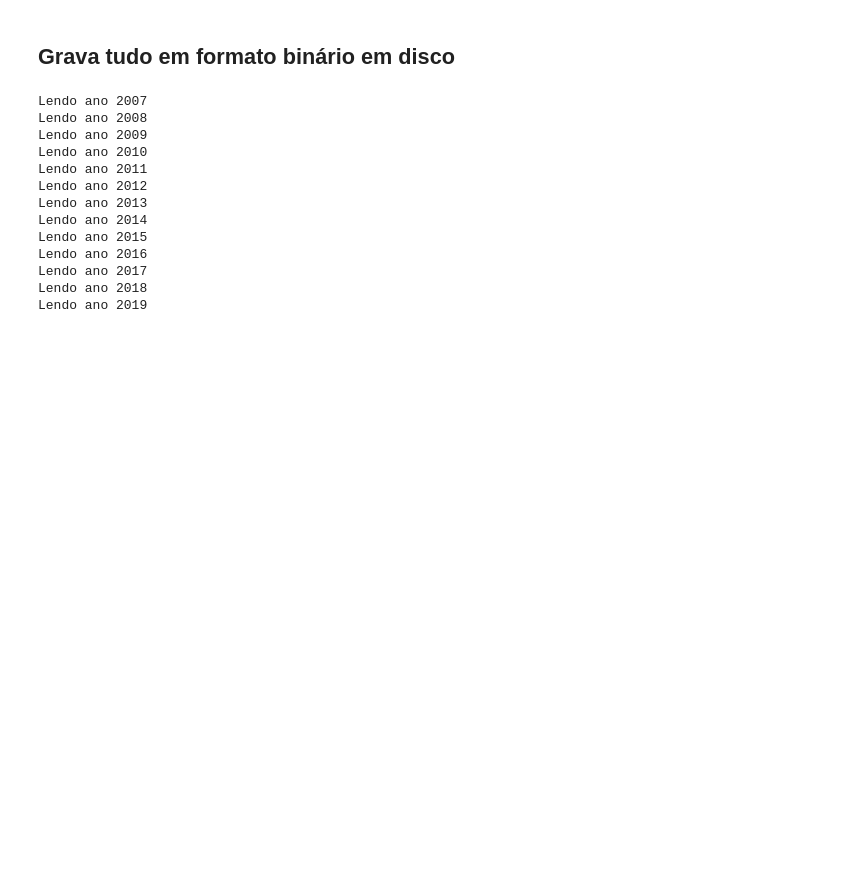
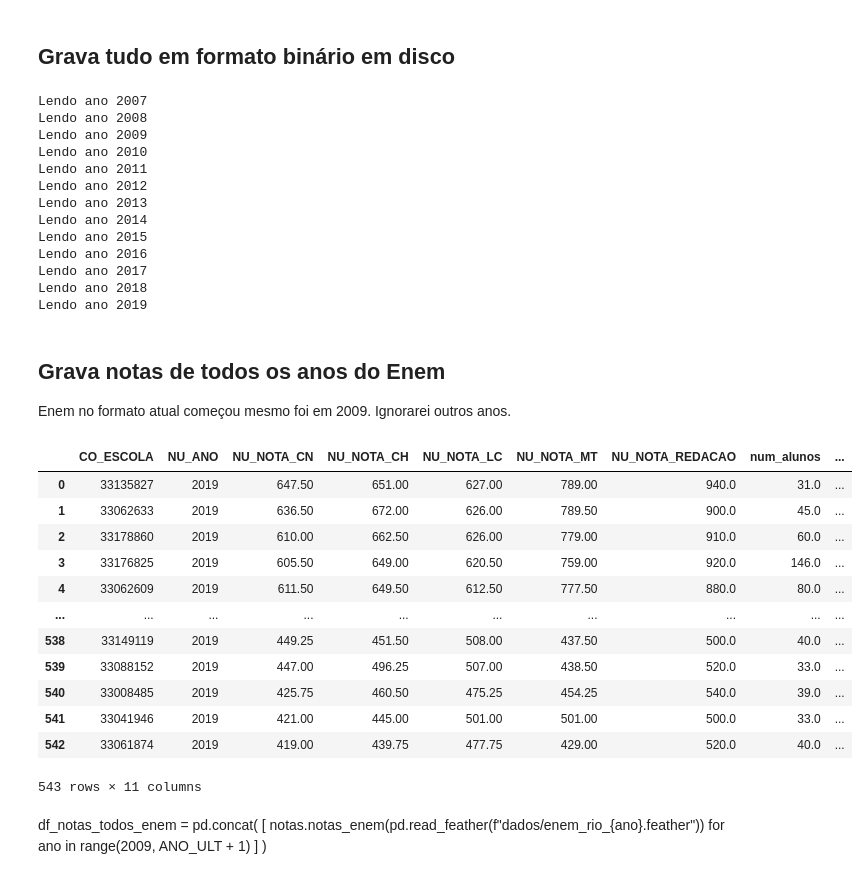
Before and after one commit to pauloneves/educacao, a Jupyter notebook: 02_ledados.ipynb, the cells around one changed output. Drawn from its saved outputs; the diff is of its cells as text; code cells hidden in the pictures; blank space fills up the shorter version.

```diff
--- a/02_ledados.ipynb
+++ b/02_ledados.ipynb
@@ -30,16 +37,3 @@ ANO_ULT = 2019  # último ano a processar
 from const import ANO_ULT
 # %% [markdown]
 ## Lendo dados do Enem do Rio de Janeiro
-# %%
-df_enem_rio = pd.concat(
-    df_enem.loc[(df_enem.CO_UF_ESC == CO_UF_RIO)]
-    for df_enem in pd.read_csv(
-        f"dados/microdados_enem{ANO_ULT}/DADOS/MICRODADOS_ENEM_{ANO_ULT}.csv",
-        chunksize=50000,
-        sep=";",
-        encoding="iso8859-1",
-    )
-)
-df_enem_rio.dropna(subset=["CO_ESCOLA"], inplace=True)
-df_enem_rio["CO_ESCOLA"] = df_enem_rio.CO_ESCOLA.astype(int)
-df_enem_rio.head()
@@ -53,0 +112,3 @@ df_enem_rio.head()
+# %%
+df_enem_rio = read_enem_rio()
+df_enem_rio.head()
@@ -364,3 +433,33 @@ Lendo ano 2018
 Lendo ano 2019
 # %%
 df_turmas_rio.reset_index().to_feather("dados/turmas_rio.feather")
+# %% [markdown]
+## Grava notas de todos os anos do Enem
+Enem no formato atual começou mesmo foi em 2009. Ignorarei outros anos.
+# %%
+df_enem_rio = pd.read_feather(f"dados/enem_rio_2019.feather")
+# %%
+import notas
+
+notas.notas_enem(df_enem_rio)
+# %% [output]
+|  | CO_ESCOLA | NU_ANO | NU_NOTA_CN | NU_NOTA_CH | NU_NOTA_LC | NU_NOTA_MT | NU_NOTA_REDACAO | num_alunos | ... |
+| 0 | 33135827 | 2019 | 647.50 | 651.00 | 627.00 | 789.00 | 940.0 | 31.0 | ... |
+| 1 | 33062633 | 2019 | 636.50 | 672.00 | 626.00 | 789.50 | 900.0 | 45.0 | ... |
+| 2 | 33178860 | 2019 | 610.00 | 662.50 | 626.00 | 779.00 | 910.0 | 60.0 | ... |
+| 3 | 33176825 | 2019 | 605.50 | 649.00 | 620.50 | 759.00 | 920.0 | 146.0 | ... |
+| 4 | 33062609 | 2019 | 611.50 | 649.50 | 612.50 | 777.50 | 880.0 | 80.0 | ... |
+| ... | ... | ... | ... | ... | ... | ... | ... | ... | ... |
+| 538 | 33149119 | 2019 | 449.25 | 451.50 | 508.00 | 437.50 | 500.0 | 40.0 | ... |
+| 539 | 33088152 | 2019 | 447.00 | 496.25 | 507.00 | 438.50 | 520.0 | 33.0 | ... |
+| 540 | 33008485 | 2019 | 425.75 | 460.50 | 475.25 | 454.25 | 540.0 | 39.0 | ... |
+| 541 | 33041946 | 2019 | 421.00 | 445.00 | 501.00 | 501.00 | 500.0 | 33.0 | ... |
+| 542 | 33061874 | 2019 | 419.00 | 439.75 | 477.75 | 429.00 | 520.0 | 40.0 | ... |
+543 rows × 11 columns
+# %% [markdown]
+df_notas_todos_enem = pd.concat(
+    [
+        notas.notas_enem(pd.read_feather(f"dados/enem_rio_{ano}.feather"))
+        for ano in range(2009, ANO_ULT + 1)
+    ]
+)
```
Also changed, not shown: parts of 13 cells of this notebook, 5 other files.
